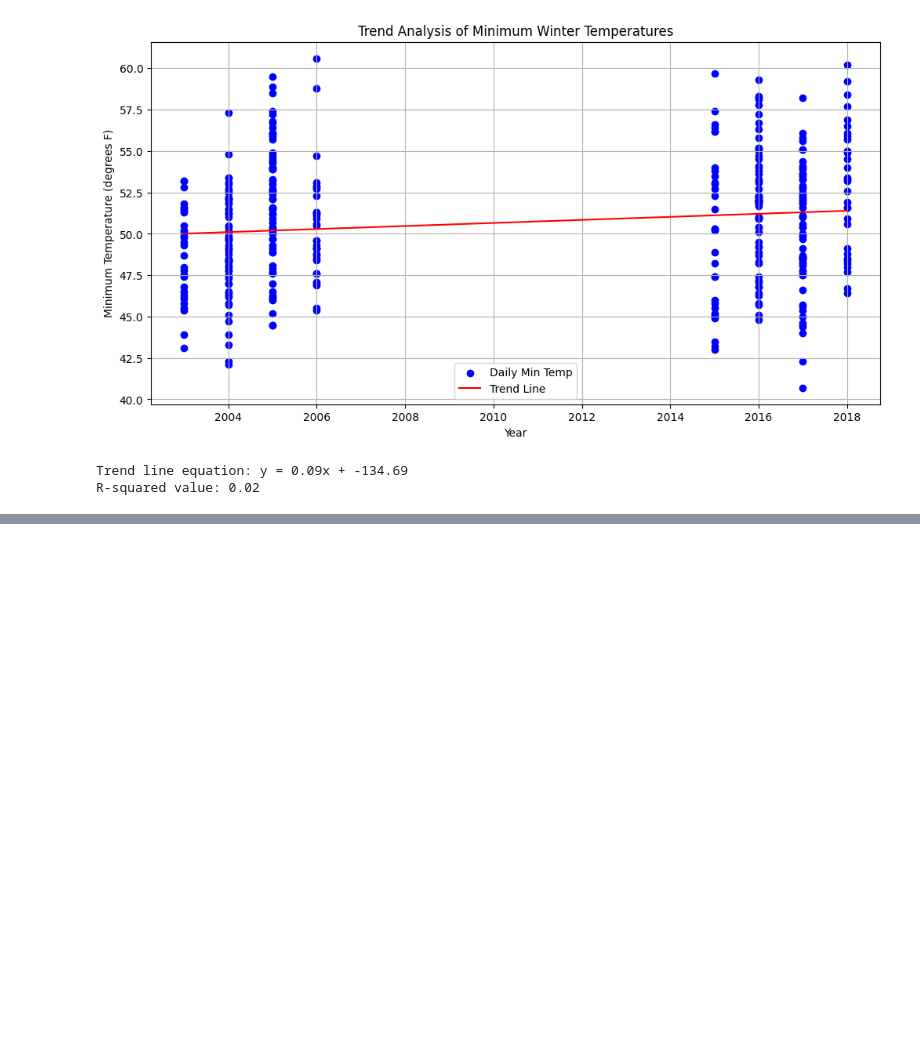
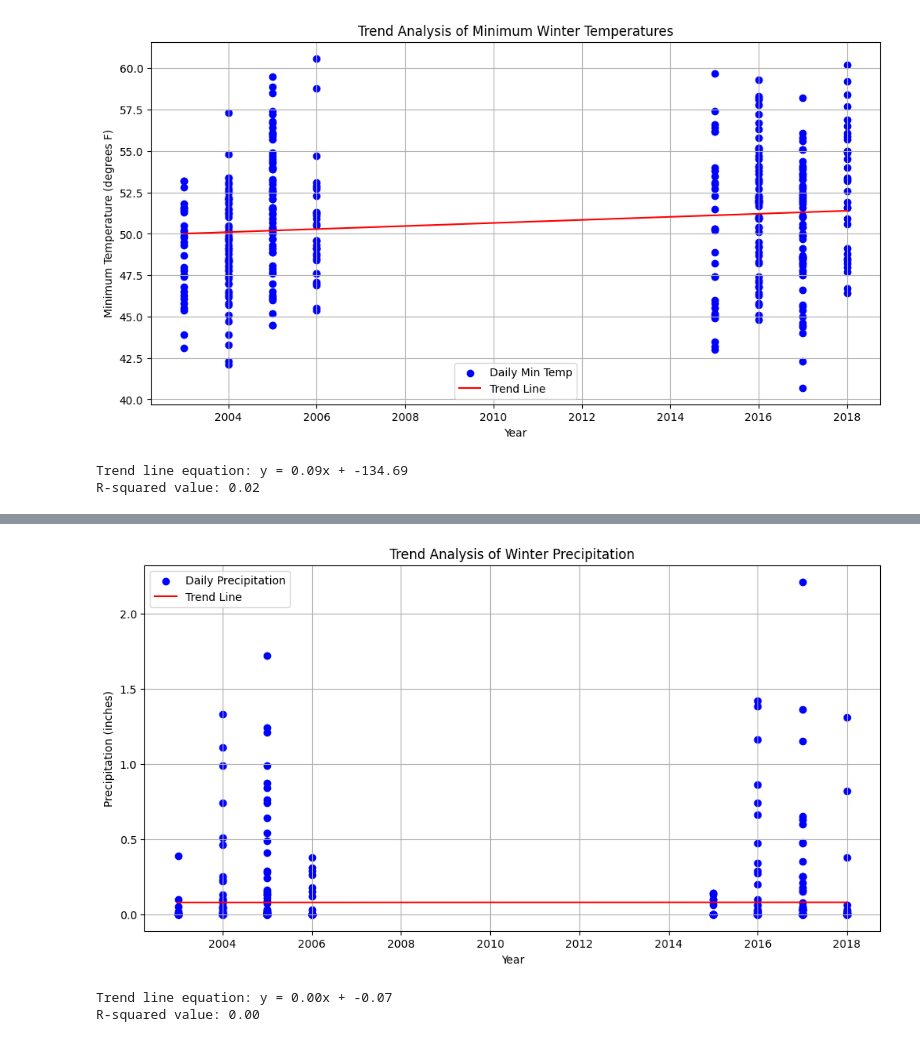
Before and after one commit to jmatrone/CEE609_Research_Project, a Jupyter notebook: Torrey_Pines.ipynb, the cells around one changed output, grey strips where cells are left out. Saved outputs shown, nothing was run; the diff lists cells and outputs as text; code cells hidden in the pictures; blank space fills up the shorter version.

```diff
--- a/Torrey_Pines.ipynb
+++ b/Torrey_Pines.ipynb
@@ -479,0 +573,40 @@ R-squared value: 0.02
+# %%
+# Combine the data into a single DataFrame
+all_data = pd.concat([winter04percip, winter05percip, winter06percip, winter16percip, winter17percip, winter18percip])
+
+# Ensure the Date column is in datetime format
+all_data['Date'] = pd.to_datetime(all_data['Date'])
+
+# Extract the year and month
+all_data['Year'] = all_data['Date'].dt.year
+all_data['Month'] = all_data['Date'].dt.month
+
+# Perform linear regression to find the trend in precipitation over the years
+X = all_data['Year'].values.reshape(-1, 1)
+y = all_data['ppt (inches)'].values
+model = LinearRegression().fit(X, y)
+trend = model.predict(X)
+
+# Plot the data and the trend line
+plt.figure(figsize=(12, 6))
+plt.scatter(all_data['Year'], all_data['ppt (inches)'], color='blue', label='Daily Precipitation')
+plt.plot(all_data['Year'], trend, color='red', label='Trend Line')
+plt.title('Trend Analysis of Winter Precipitation')
+plt.xlabel('Year')
+plt.ylabel('Precipitation (inches)')
+plt.legend()
+plt.grid(True)
+plt.show()
+
+# Calculate the trend line equation
+slope = model.coef_[0]
+intercept = model.intercept_
+print(f"Trend line equation: y = {slope:.2f}x + {intercept:.2f}")
+
+# Calculate the R-squared value to determine the goodness of fit
+r_squared = model.score(X, y)
+print(f"R-squared value: {r_squared:.2f}")
+# %% [output]
+[figure, added]
+Trend line equation: y = 0.00x + -0.07
+R-squared value: 0.00
```
Also changed, not shown: parts of 8 cells of this notebook.
